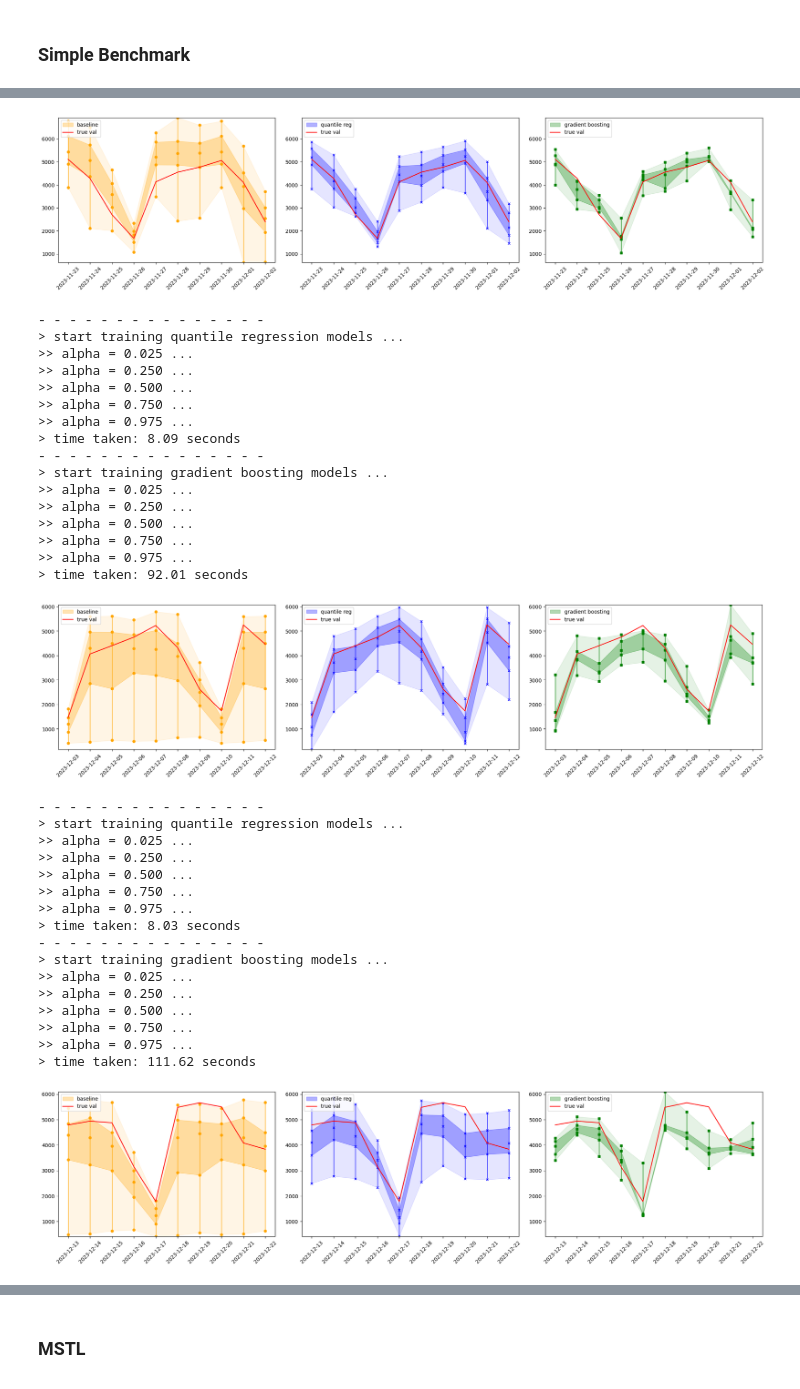
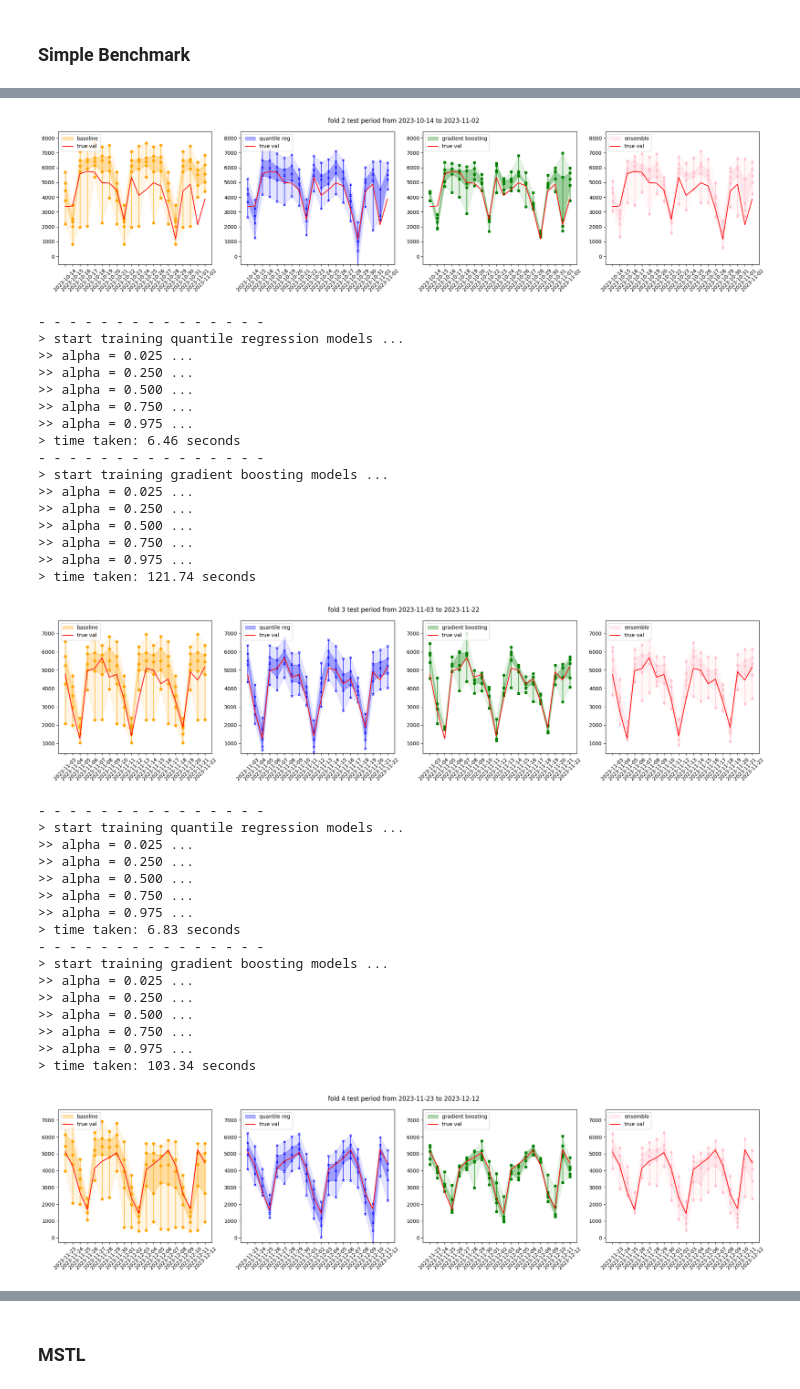
Before and after one commit to hikotei/2023_11-Karlsruhe-Bicycle-Data, a Jupyter notebook: 2024_01_15 bike model.ipynb, the cells around one changed output, grey strips where cells are left out. Drawn from its saved outputs; the diff is of its cells as text; code cells hidden in the pictures.

```diff
--- a/2024_01_15 bike model.ipynb
+++ b/2024_01_15 bike model.ipynb
@@ -77,14 +171,18 @@ def fix_quantile_crossing_np(matrix):
     return matrix
 # %%
 start   = '2013-01-01'
+# start   = '2019-01-01'
 end     = '2024-01-01'
 df_small = df_interp.loc[(df_interp['timestamp_CET'] >= start) & (df_interp['timestamp_CET'] <= end)]
+
+# drop rows where year = 2018
+df_small = df_small[df_small['timestamp_CET'].dt.year != 2018]
 print(df_small.shape)
 
 quantiles_arr = [0.025, 0.25, 0.5, 0.75, 0.975]
 
 # do a rolling window fcast
-test_size = 10
+test_size = 20
 n_fold = 5
 last_t = 100
 
@@ -104,16 +202,16 @@ for fold_idx in range(n_fold):
     df_train = df_small.iloc[train_mask]
     df_test = df_small.iloc[test_mask]
 
-    df_dummy = data_prepro.create_dummy_df(df_train, holiday_method='separate')
+    df_dummy = data_prepro.create_dummy_df(df_train, holiday_method='separate', school_holidays_bw=True)
     X_train_dummy = df_dummy.drop(columns=['bike_count', 'timestamp_CET'])
     y_train_dummy = df_dummy['bike_count']
 
-    df_features = data_prepro.create_features_df(df_train, holiday_method='separate')
+    df_features = data_prepro.create_features_df(df_train, holiday_method='separate', school_holidays_bw=True)
     X_train_fturs = df_features.drop(columns=['bike_count', 'timestamp_CET'])
     y_train_fturs = df_features['bike_count']
 
-    X_test_dummy = data_prepro.create_dummy_df(df_test, holiday_method='separate').drop(columns=['bike_count', 'timestamp_CET'])
-    X_test_fturs = data_prepro.create_features_df(df_test, holiday_method='separate').drop(columns=['bike_count', 'timestamp_CET'])
+    X_test_dummy = data_prepro.create_dummy_df(df_test, holiday_method='separate', school_holidays_bw=True).drop(columns=['bike_count', 'timestamp_CET'])
+    X_test_fturs = data_prepro.create_features_df(df_test, holiday_method='separate', school_holidays_bw=True).drop(columns=['bike_count', 'timestamp_CET'])
 
     df_simple = df_train[['bike_count']]
 
@@ -197,20 +295,24 @@ for fold_idx in range(n_fold):
     all_results[f'fold_{fold_idx + 1}'] = fold_results
 
     # = = = = = = = = = = = = = = = = = = = = = = = = = = = = = = = = = = = =
-    # plot
-    fig, (axes) = plt.subplots(1, 3, figsize=(20,5))
+    # plot params etc
 
-    preds = [pred_baseline, pred_quant_reg, pred_grad_boost]
+    # create ensemble of all preds
+    pred_ensemble = np.average([pred_baseline, pred_quant_reg, pred_grad_boost], axis=0)
+    preds = [pred_baseline, pred_quant_reg, pred_grad_boost, pred_ensemble]
     preds = [fix_quantile_crossing_np(p) for p in preds]
 
     # get max and min of all preds
-    max_val = np.max([np.max(p) for p in preds])
-    min_val = np.min([np.min(p) for p in preds])
+    max_val = np.max([np.max(p) for p in preds])*1.1
+    min_val = np.min([np.min(p) for p in preds])*0.9
 
-    pred_names = ['baseline', 'quantile reg', 'gradient boosting']
-    colors = ['orange', 'blue', 'green']
-    markers = ['o', 'x', 's']
+    pred_names = ['baseline', 'quantile reg', 'gradient boosting', 'ensemble']
+    colors = ['orange', 'blue', 'green', 'pink']
+    markers = ['o', 'x', 's', 'd']
     x = horizon_dates
+
+    # start plotting
+    fig, (axes) = plt.subplots(1, len(preds), figsize=(20,5))
 
     for pred_idx, pred in enumerate(preds):
 
@@ -228,9 +330,8 @@ for fold_idx in range(n_fold):
         ax.set_ylim(min_val, max_val)
         ax.legend(loc='upper left')
 
+    plt.suptitle(f'fold {fold_idx + 1} test period from {df_test.index[0].date()} to {df_test.index[-1].date()}')
     plt.tight_layout()
     plt.show()
-
-    # save plot
     fig.savefig(f'rolling_window_fold_{fold_idx + 1}.png')
 # %% [output]
@@ -271,21 +372,21 @@ for fold_idx in range(n_fold):
-[figure, old version]
+[figure, new version]
 - - - - - - - - - - - - - - -
 > start training quantile regression models ...
 >> alpha = 0.025 ...
 >> alpha = 0.250 ...
 >> alpha = 0.500 ...
 >> alpha = 0.750 ...
 >> alpha = 0.975 ...
-> time taken: 8.09 seconds
+> time taken: 6.46 seconds
 - - - - - - - - - - - - - - -
 > start training gradient boosting models ...
 >> alpha = 0.025 ...
 >> alpha = 0.250 ...
 >> alpha = 0.500 ...
 >> alpha = 0.750 ...
 >> alpha = 0.975 ...
-> time taken: 92.01 seconds
+> time taken: 121.74 seconds
-[figure, old version]
+[figure, new version]
 - - - - - - - - - - - - - - -
 > start training quantile regression models ...
 >> alpha = 0.025 ...
@@ -293,7 +394,7 @@ for fold_idx in range(n_fold):
 >> alpha = 0.500 ...
 >> alpha = 0.750 ...
 >> alpha = 0.975 ...
-> time taken: 8.03 seconds
+> time taken: 6.83 seconds
 - - - - - - - - - - - - - - -
 > start training gradient boosting models ...
 >> alpha = 0.025 ...
@@ -301,8 +402,8 @@ for fold_idx in range(n_fold):
 >> alpha = 0.500 ...
 >> alpha = 0.750 ...
 >> alpha = 0.975 ...
-> time taken: 111.62 seconds
+> time taken: 103.34 seconds
-[figure, old version]
+[figure, new version]
 - - - - - - - - - - - - - - -
 > start training quantile regression models ...
 >> alpha = 0.025 ...
```
Also changed, not shown: parts of 15 cells of this notebook, 13 other files.
